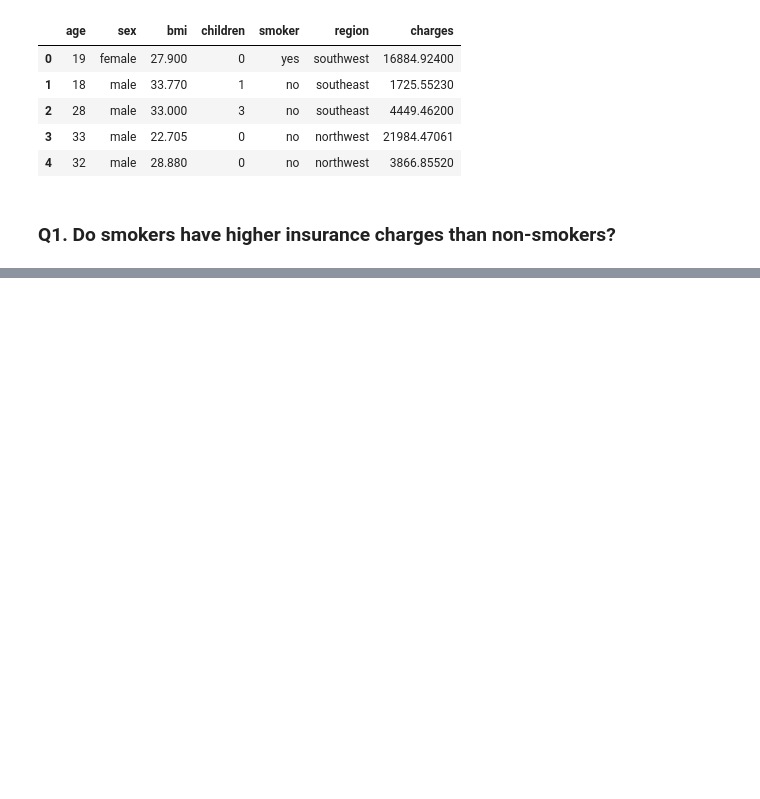
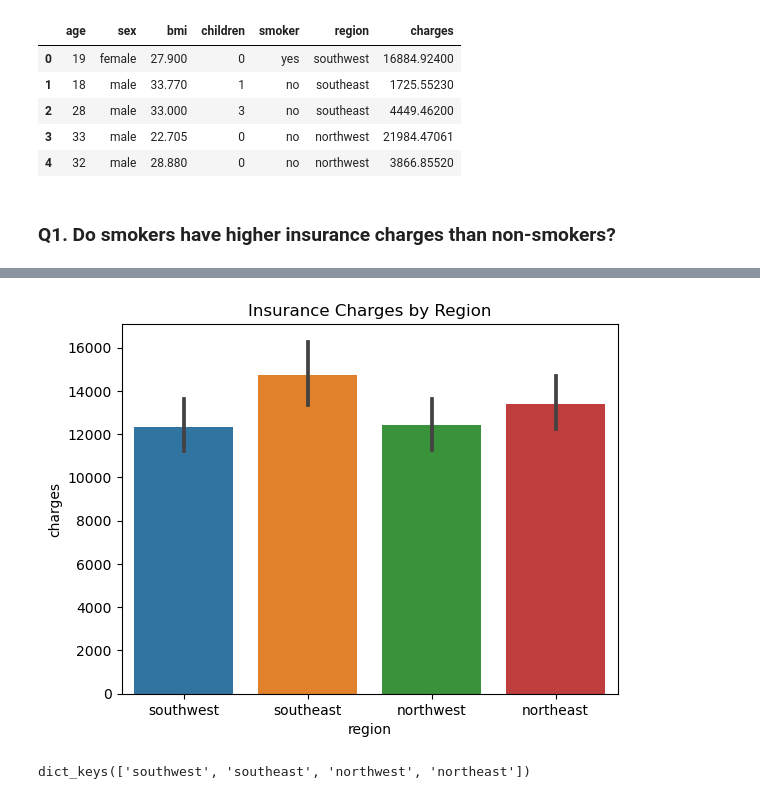
Before and after one commit to daisy-rivera/Hypothesis-Testing-with-Insurance-Data, a Jupyter notebook: Hypothesis Testing with Insurance Data.ipynb, the cells around one changed output, grey strips where cells are left out. Cells and saved outputs as stored; diff of their text form; code cells hidden in the pictures; blank space fills up the shorter version.

```diff
--- a/Hypothesis Testing with Insurance Data.ipynb
+++ b/Hypothesis Testing with Insurance Data.ipynb
@@ -38,0 +186,19 @@ df.head()
+# %%
+#visualization
+ax = sns.barplot(data=df, x='region',y='charges')
+ax.set_title("Insurance Charges by Region");
+# %% [output]
+[figure, added]
+# %%
+## Create groups dictionary
+groups = {}
+## Loop through all unique categories
+for i in df['region'].unique():
+    ## Get series for group and rename
+    data = df.loc[df['region']==i,'charges'].copy()
+
+    # save into the dictionary
+    groups[i] = data
+groups.keys()
+# %% [output]
+dict_keys(['southwest', 'southeast', 'northwest', 'northeast'])
```
Also changed, not shown: parts of 38 cells of this notebook.
